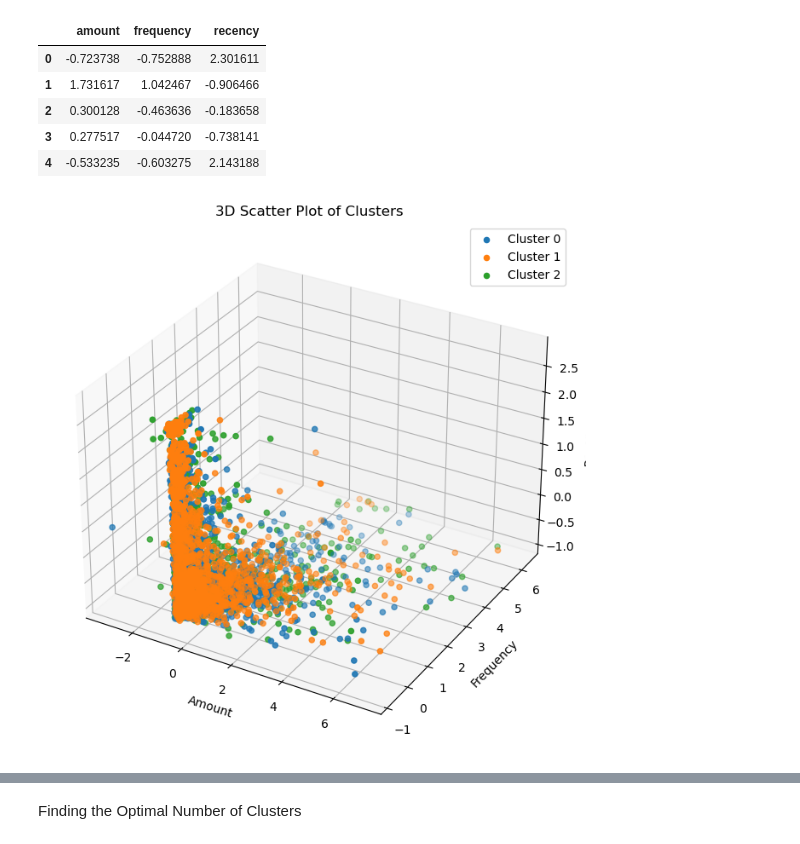
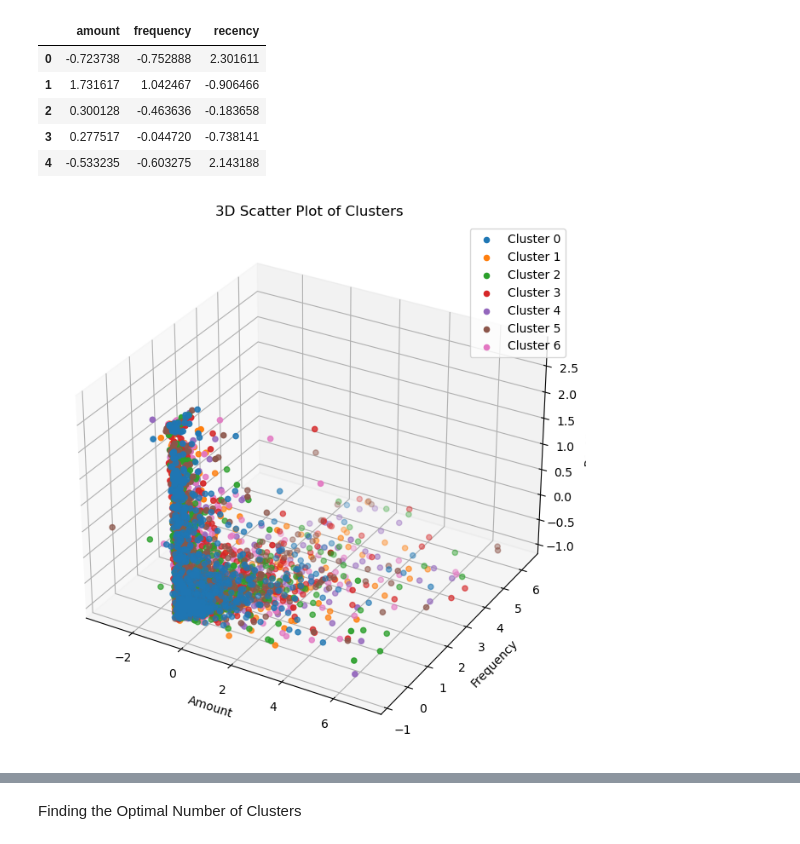
Before and after one commit to vivekmishrabharatvarsh/K-means-hierarchical-CLustering, a Jupyter notebook: Clustering.ipynb, the cells around one changed output, grey strips where cells are left out. Cells and saved outputs as stored; diff of their text form; code cells hidden in the pictures.

Commit message:
Added more cluster label for better segregation

```diff
--- a/Clustering.ipynb
+++ b/Clustering.ipynb
@@ -305,44 +305,39 @@ import matplotlib.pyplot as plt
 from mpl_toolkits.mplot3d import Axes3D
 import numpy as np
 
-# Assuming you have a DataFrame 'rfm_df_scaled' with features
-# You might need to import your data before using this code
 
-# Given code for scaling features
 rfm_df_scaled = pd.DataFrame(rfm_df_scaled)
 rfm_df_scaled.columns = ['amount', 'frequency', 'recency']
 rfm_df_scaled.head()
 
-# Example data
-# Replace this with your actual data
+
 data = rfm_df_scaled  # Use the scaled DataFrame
 
-# Generating random cluster labels (replace with actual labels if available)
 np.random.seed(42)  # for reproducibility
-cluster_labels = np.random.randint(0, 3, len(data))  # Assuming 3 clusters
+cluster_labels = np.random.randint(0, 7 , len(data))
 
 # Creating a 3D scatter plot
 fig = plt.figure(figsize=(10, 8))
 ax = fig.add_subplot(111, projection='3d')
 
 # Scatter plot for each cluster
 for cluster_label in set(cluster_labels):
     cluster_data = data[cluster_labels == cluster_label]
     ax.scatter(cluster_data['amount'], cluster_data['frequency'], cluster_data['recency'], label=f'Cluster {cluster_label}')
 
 # Set labels and title
 ax.set_xlabel('Amount')
 ax.set_ylabel('Frequency')
 ax.set_zlabel('Recency')
 ax.set_title('3D Scatter Plot of Clusters')
 
 # Display legend
 ax.legend()
 
 # Show the plot
 plt.show()
 # %% [output]
-[figure, old version]
+[figure, new version]
 # %%
 # k-means with some arbitrary k
 kmeans = KMeans(n_clusters=4, max_iter=50)
```
Also changed, not shown: parts of 7 cells of this notebook.
